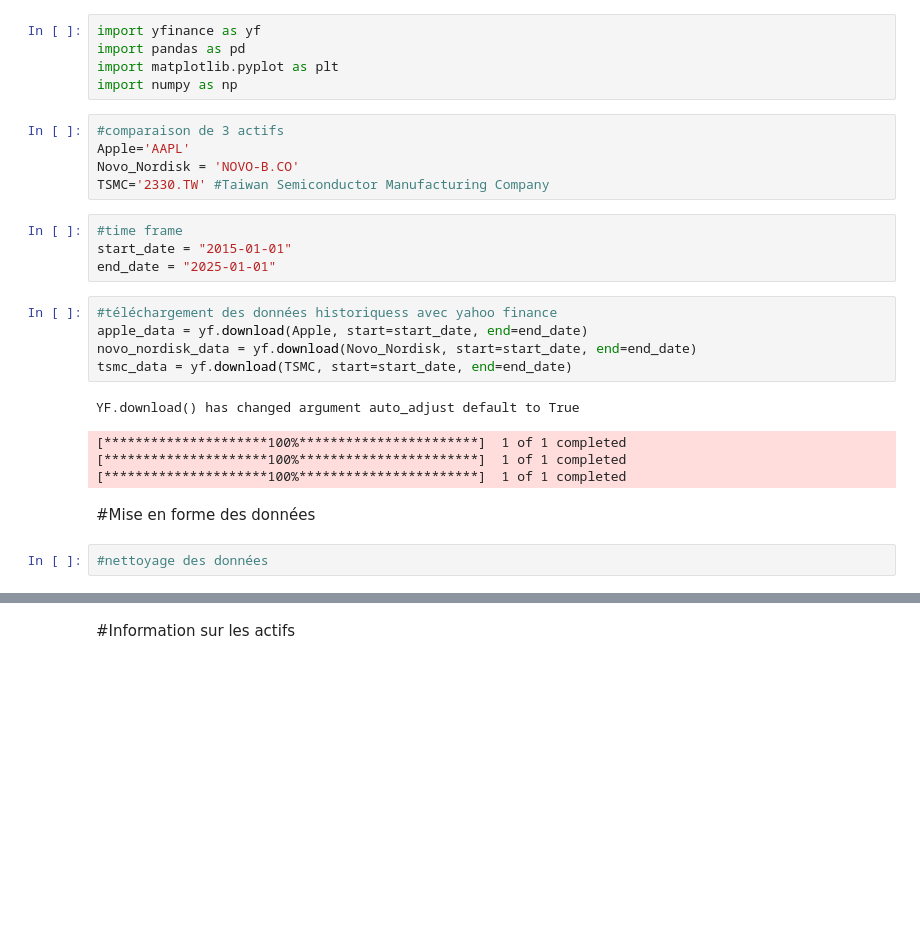
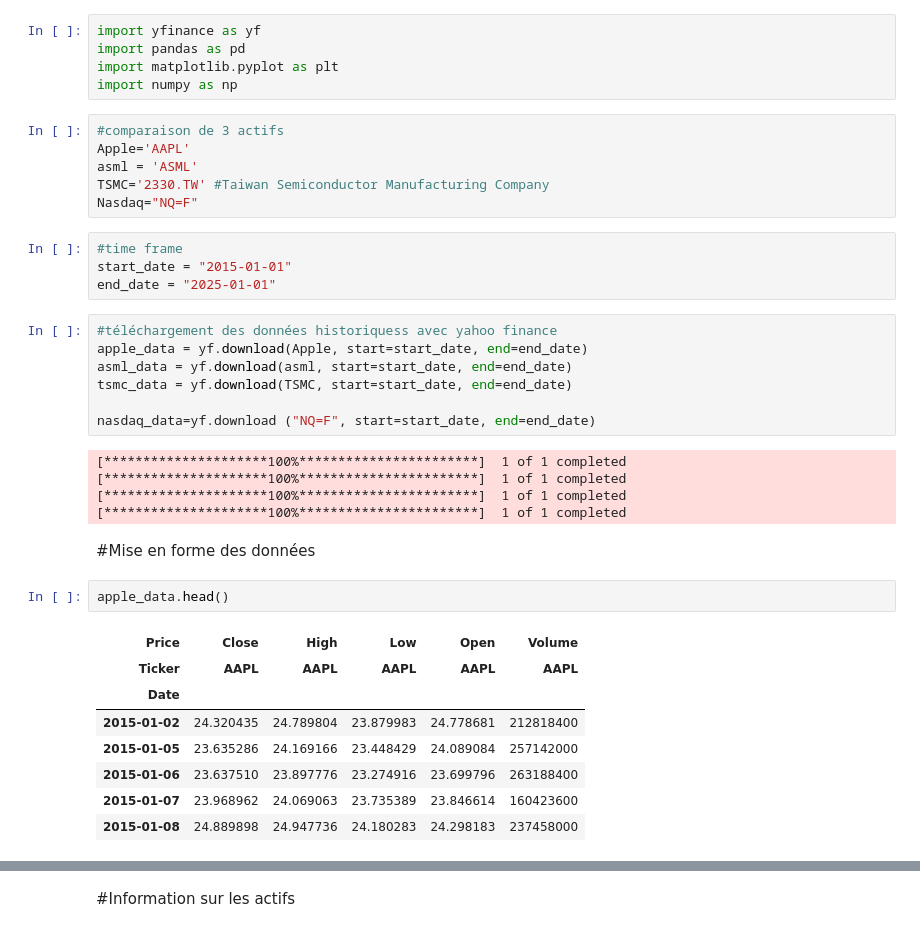
Before and after one commit to Jonathan57000/IAE_METZ_DATA, a Jupyter notebook: Analyse_de_3_actions.ipynb, the cells around one changed output, grey strips where cells are left out. Saved outputs shown, nothing was run; the diff lists cells and outputs as text; blank space fills up the shorter version.

```diff
--- a/Analyse_de_3_actions.ipynb
+++ b/Analyse_de_3_actions.ipynb
@@ -10,8 +10,9 @@ import numpy as np
 # %%
 #comparaison de 3 actifs
 Apple='AAPL'
-Novo_Nordisk = 'NOVO-B.CO'
+asml = 'ASML'
 TSMC='2330.TW' #Taiwan Semiconductor Manufacturing Company
+Nasdaq="NQ=F"
 # %%
 #time frame
 start_date = "2015-01-01"
@@ -19,14 +20,25 @@ end_date = "2025-01-01"
 # %%
 #téléchargement des données historiquess avec yahoo finance
 apple_data = yf.download(Apple, start=start_date, end=end_date)
-novo_nordisk_data = yf.download(Novo_Nordisk, start=start_date, end=end_date)
+asml_data = yf.download(asml, start=start_date, end=end_date)
 tsmc_data = yf.download(TSMC, start=start_date, end=end_date)
+
+nasdaq_data=yf.download ("NQ=F", start=start_date, end=end_date)
 # %% [output]
-YF.download() has changed argument auto_adjust default to True
+[*********************100%***********************]  1 of 1 completed
+[*********************100%***********************]  1 of 1 completed
+[*********************100%***********************]  1 of 1 completed
+[*********************100%***********************]  1 of 1 completed
-[*********************100%***********************]  1 of 1 completed
-[*********************100%***********************]  1 of 1 completed
-[*********************100%***********************]  1 of 1 completed
 # %% [markdown]
 #Mise en forme des données
-# %%
-#nettoyage des données
+# %%
+apple_data.head()
+# %% [output]
+| Price | Close | High | Low | Open | Volume |
+| Ticker | AAPL | AAPL | AAPL | AAPL | AAPL |
+| Date |  |  |  |  |  |
+| 2015-01-02 | 24.320435 | 24.789804 | 23.879983 | 24.778681 | 212818400 |
+| 2015-01-05 | 23.635286 | 24.169166 | 23.448429 | 24.089084 | 257142000 |
+| 2015-01-06 | 23.637510 | 23.897776 | 23.274916 | 23.699796 | 263188400 |
+| 2015-01-07 | 23.968962 | 24.069063 | 23.735389 | 23.846614 | 160423600 |
+| 2015-01-08 | 24.889898 | 24.947736 | 24.180283 | 24.298183 | 237458000 |
```
Also changed, not shown: parts of 20 cells of this notebook.
